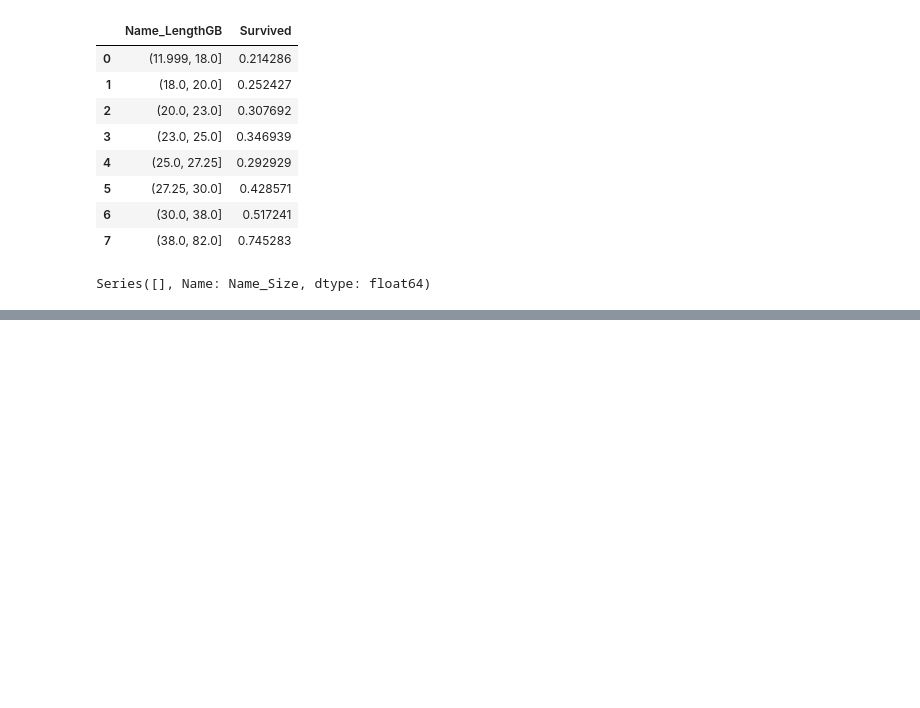
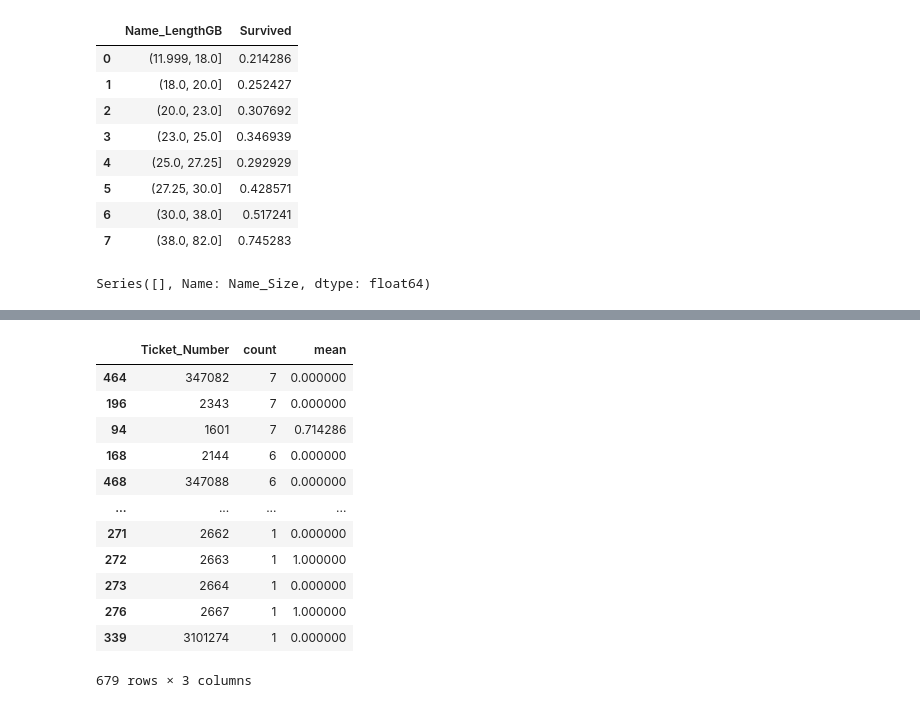
Before and after one commit to jonidaniel/data-science-and-machine-learning, a Jupyter notebook: kaggle/competitions/titanic-machine-learning-from-disaster/titanic.ipynb, the cells around one changed output, grey strips where cells are left out. Saved outputs shown, nothing was run; the diff lists cells and outputs as text; code cells hidden in the pictures; blank space fills up the shorter version.

```diff
--- a/kaggle/competitions/titanic-machine-learning-from-disaster/titanic.ipynb
+++ b/kaggle/competitions/titanic-machine-learning-from-disaster/titanic.ipynb
@@ -621,0 +654,18 @@ train_df.head()
+# %%
+# Show counts and means for the ticket numbers
+train_df.groupby(['Ticket_Number'], as_index=False)['Survived'].agg(['count', 'mean']).sort_values('count', ascending=False)
+# We discover there are some common ticket numbers
+# %% [output]
+|  | Ticket_Number | count | mean |
+| 464 | 347082 | 7 | 0.000000 |
+| 196 | 2343 | 7 | 0.000000 |
+| 94 | 1601 | 7 | 0.714286 |
+| 168 | 2144 | 6 | 0.000000 |
+| 468 | 347088 | 6 | 0.000000 |
+| ... | ... | ... | ... |
+| 271 | 2662 | 1 | 0.000000 |
+| 272 | 2663 | 1 | 1.000000 |
+| 273 | 2664 | 1 | 0.000000 |
+| 276 | 2667 | 1 | 1.000000 |
+| 339 | 3101274 | 1 | 0.000000 |
+679 rows × 3 columns
```
Also changed, not shown: parts of 16 cells of this notebook.
